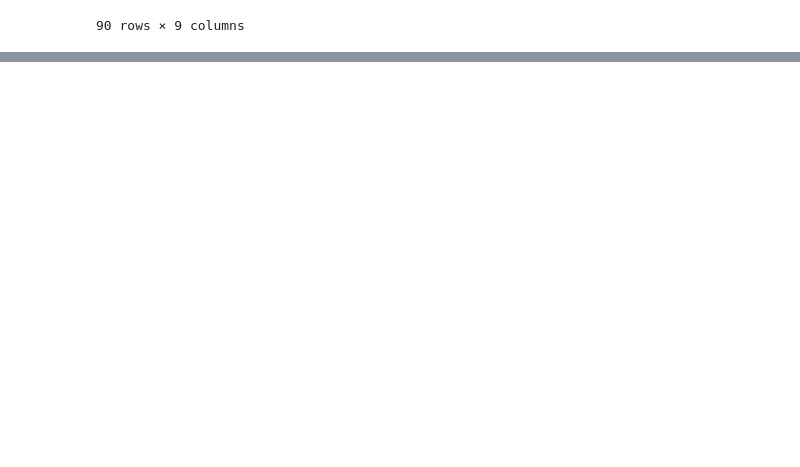
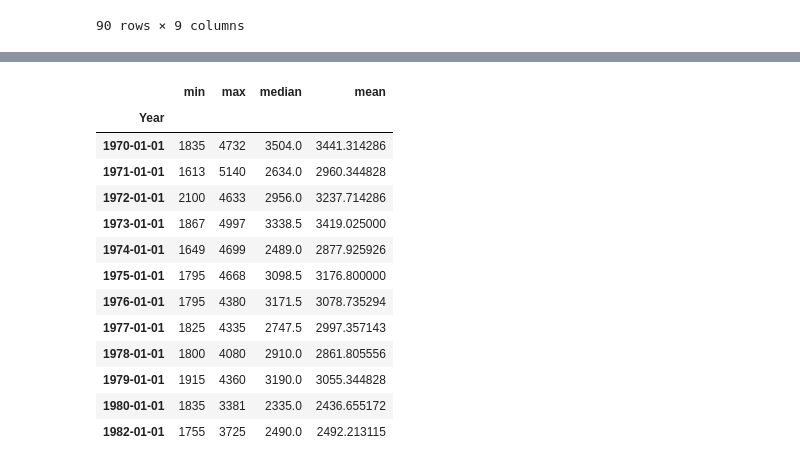
Before and after one commit to roy-y-2023/data3310, a Jupyter notebook: HW2/HW2.ipynb, the cells around one changed output, grey strips where cells are left out. Cells and saved outputs as stored; diff of their text form; code cells hidden in the pictures; blank space fills up the shorter version.

```diff
--- a/HW2/HW2.ipynb
+++ b/HW2/HW2.ipynb
@@ -55 +93,25 @@ mpg_weight_chart.properties(width=600, height=600, title="MPG vs Weight of Cars
+# %%
+# Weight and Year
+stats = source.groupby("Year")["Weight_in_lbs"].agg(
+    min="min",
+    max="max",
+    median="median",
+    mean="mean"
+)
+stats
+# %% [output]
+|  | min | max | median | mean |
+| Year |  |  |  |  |
+| 1970-01-01 | 1835 | 4732 | 3504.0 | 3441.314286 |
+| 1971-01-01 | 1613 | 5140 | 2634.0 | 2960.344828 |
+| 1972-01-01 | 2100 | 4633 | 2956.0 | 3237.714286 |
+| 1973-01-01 | 1867 | 4997 | 3338.5 | 3419.025000 |
+| 1974-01-01 | 1649 | 4699 | 2489.0 | 2877.925926 |
+| 1975-01-01 | 1795 | 4668 | 3098.5 | 3176.800000 |
+| 1976-01-01 | 1795 | 4380 | 3171.5 | 3078.735294 |
+| 1977-01-01 | 1825 | 4335 | 2747.5 | 2997.357143 |
+| 1978-01-01 | 1800 | 4080 | 2910.0 | 2861.805556 |
+| 1979-01-01 | 1915 | 4360 | 3190.0 | 3055.344828 |
+| 1980-01-01 | 1835 | 3381 | 2335.0 | 2436.655172 |
+| 1982-01-01 | 1755 | 3725 | 2490.0 | 2492.213115 |
 # %%
```
Also changed, not shown: parts of 5 cells of this notebook, 2 other files.
